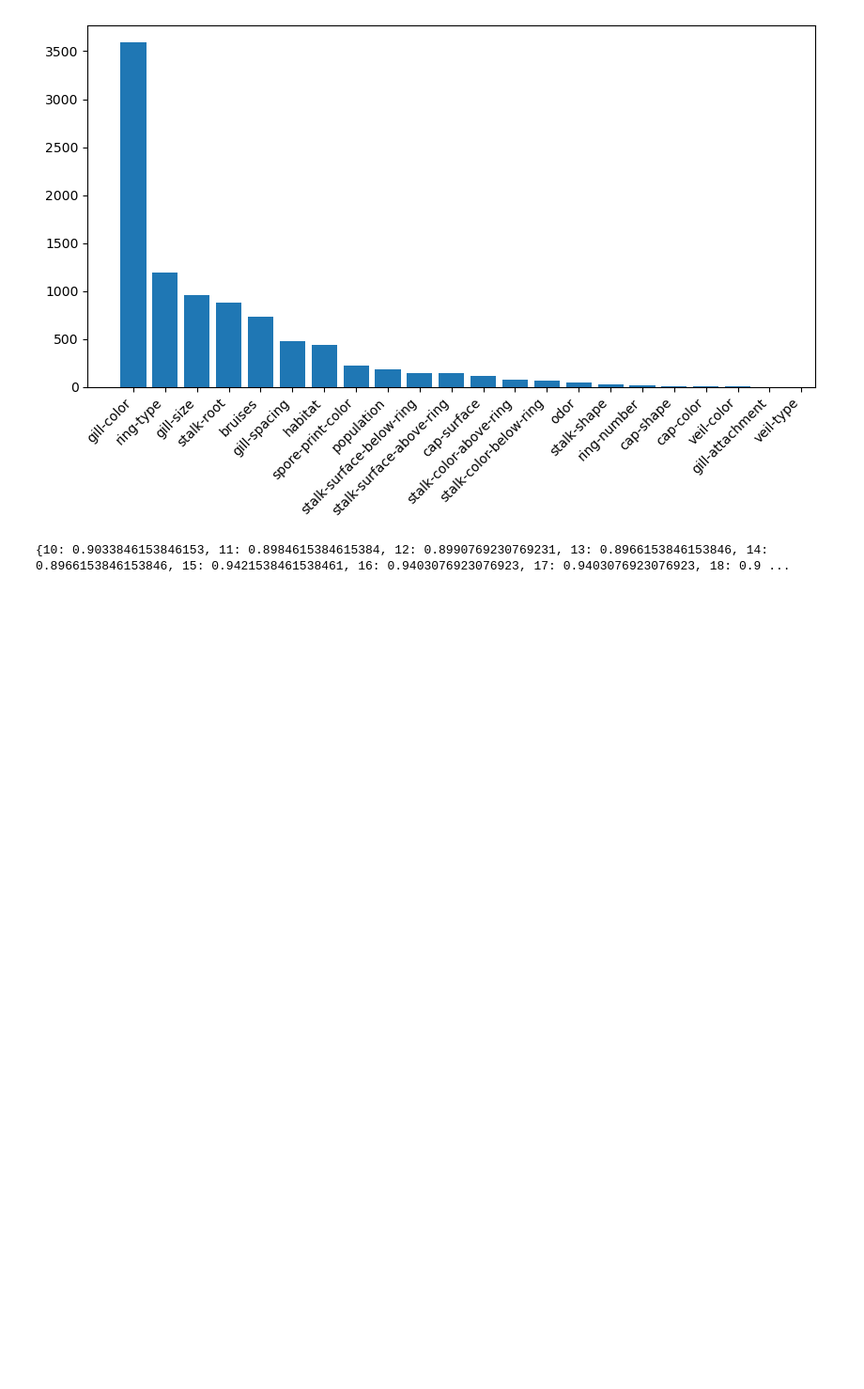
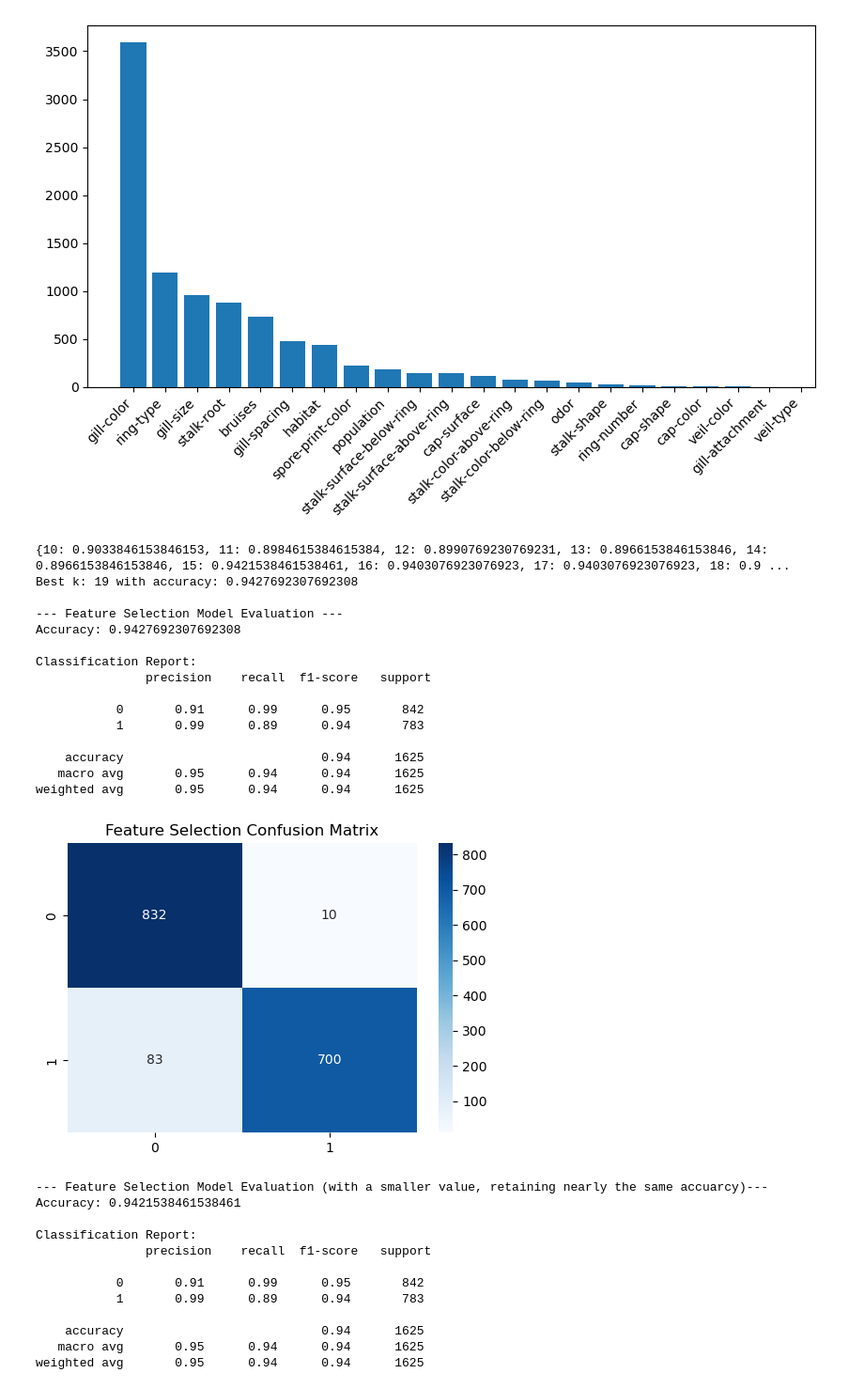
Before and after one commit to Mohamed-Ehab-Sabry/ml-mushroom-breast-cancer-classifier, a Jupyter notebook: CategoricalNB.ipynb, the cells around one changed output. Shown at 94% size. Cells and saved outputs as stored; diff of their text form; code cells hidden in the pictures; blank space fills up the shorter version.

```diff
--- a/CategoricalNB.ipynb
+++ b/CategoricalNB.ipynb
@@ -157,24 +166,82 @@ X_test = sk.transform(X_test)
 # %%
 from sklearn.feature_selection import SelectKBest, chi2
 from matplotlib import pyplot as plt
 import pandas as pd
 from sklearn.metrics import accuracy_score, classification_report, confusion_matrix
 from seaborn import heatmap
 
 k_scores = {}
 for k in range(10,23):
     sk = SelectKBest(score_func = chi2, k = k) # based on the plot above
     X_train_trial = sk.fit_transform(X_train, y_train)
     X_validation_trial = sk.transform(X_validation)
-    # X_test = sk.transform(X_test)
     prior, likelihood = fit(X_train_trial, y_train)
     predictions = predict(X_validation_trial, prior, likelihood)
     k_scores[k] = accuracy_score(y_validation, predictions)
-    # print(classification_report(y_validation, predictions))
-    # print(heatmap(confusion_matrix(y_validation, predictions), annot = True, fmt = 'd')) # fmt -> format string, annot -> annotate
-    # heatmap indicates
-    # True Negative  | False Positive
-    # False Negative | True Positive
+
 print(k_scores)
+
+best_k = max(k_scores, key=k_scores.get)
+near_best_k = 15
+print(f"Best k: {best_k} with accuracy: {k_scores[best_k]}")
+
+# Evaluate with best k
+sk = SelectKBest(score_func=chi2, k=best_k)
+X_train_best = sk.fit_transform(X_train, y_train)
+X_validation_best = sk.transform(X_validation)
+prior_best, likelihood_best = fit(X_train_best, y_train)
+predictions_best = predict(X_validation_best, prior_best, likelihood_best)
+
+print("\n--- Feature Selection Model Evaluation ---")
+print(f"Accuracy: {accuracy_score(y_validation, predictions_best)}")
+print("\nClassification Report:\n", classification_report(y_validation, predictions_best))
+
+plt.figure(figsize=(6, 4))
+heatmap(confusion_matrix(y_validation, predictions_best), annot=True, fmt='d', cmap='Blues')
+plt.title("Feature Selection Confusion Matrix")
+plt.show()
+
+# Evaluate with near_best k
+sk = SelectKBest(score_func=chi2, k=near_best_k)
+X_train_near_best = sk.fit_transform(X_train, y_train)
+X_validation_near_best = sk.transform(X_validation)
+prior_near_best, likelihood_near_best = fit(X_train_near_best, y_train)
+predictions_near_best = predict(X_validation_near_best, prior_near_best, likelihood_near_best)
+
+print("\n--- Feature Selection Model Evaluation (with a smaller value, retaining nearly the same accuarcy)---")
+print(f"Accuracy: {accuracy_score(y_validation, predictions_near_best)}")
+print("\nClassification Report:\n", classification_report(y_validation, predictions_near_best))
+
+plt.figure(figsize=(6, 4))
+heatmap(confusion_matrix(y_validation, predictions_near_best), annot=True, fmt='d', cmap='Blues')
+plt.title("Feature Selection Confusion Matrix")
+plt.show()
 # %% [output]
 {10: 0.9033846153846153, 11: 0.8984615384615384, 12: 0.8990769230769231, 13: 0.8966153846153846, 14: 0.8966153846153846, 15: 0.9421538461538461, 16: 0.9403076923076923, 17: 0.9403076923076923, 18: 0.9 ...
+Best k: 19 with accuracy: 0.9427692307692308
+
+--- Feature Selection Model Evaluation ---
+Accuracy: 0.9427692307692308
+
+Classification Report:
+               precision    recall  f1-score   support
+
+           0       0.91      0.99      0.95       842
+           1       0.99      0.89      0.94       783
+
+    accuracy                           0.94      1625
+   macro avg       0.95      0.94      0.94      1625
+weighted avg       0.95      0.94      0.94      1625
+[figure, added]
+--- Feature Selection Model Evaluation (with a smaller value, retaining nearly the same accuarcy)---
+Accuracy: 0.9421538461538461
+
+Classification Report:
+               precision    recall  f1-score   support
+
+           0       0.91      0.99      0.95       842
+           1       0.99      0.89      0.94       783
+
+    accuracy                           0.94      1625
+   macro avg       0.95      0.94      0.94      1625
+weighted avg       0.95      0.94      0.94      1625
```
Also changed, not shown: parts of 11 cells of this notebook.
